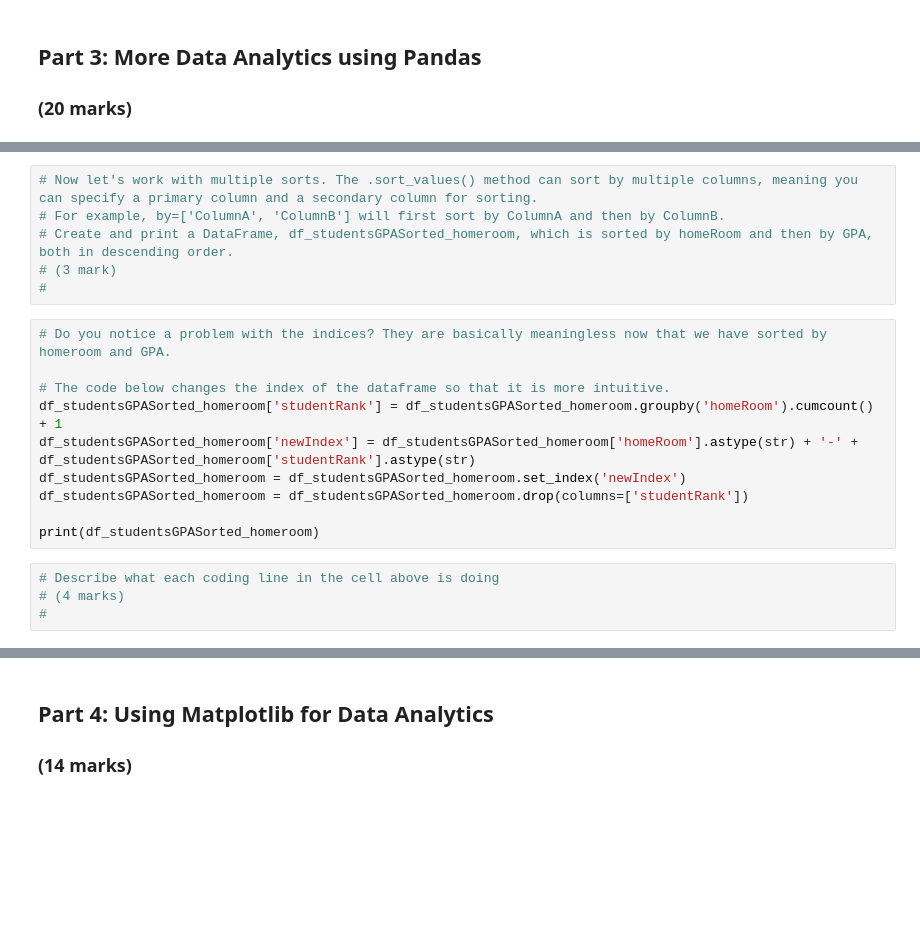
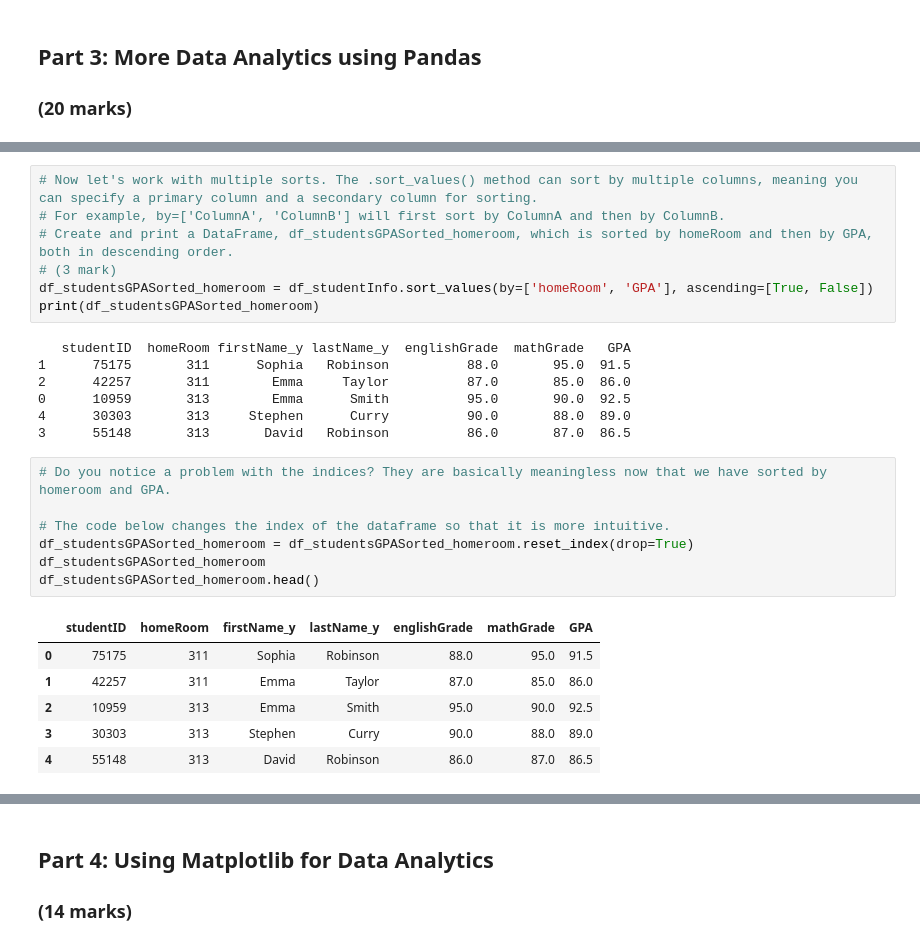
Before and after one commit to fabihafaizaislam/engg680_2024_fall, a Jupyter notebook: Assignment1.ipynb, the cells around one changed output, grey strips where cells are left out. Cells and saved outputs as stored; diff of their text form; blank space fills up the shorter version.

```diff
--- a/Assignment1.ipynb
+++ b/Assignment1.ipynb
@@ -177,18 +288,26 @@ df_grouped = df_studentInfo.groupby('homeRoom')['GPA'].mean()
 # For example, by=['ColumnA', 'ColumnB'] will first sort by ColumnA and then by ColumnB.
 # Create and print a DataFrame, df_studentsGPASorted_homeroom, which is sorted by homeRoom and then by GPA, both in descending order.
 # (3 mark)
-#
+df_studentsGPASorted_homeroom = df_studentInfo.sort_values(by=['homeRoom', 'GPA'], ascending=[True, False])
+print(df_studentsGPASorted_homeroom)
+# %% [output]
+   studentID  homeRoom firstName_y lastName_y  englishGrade  mathGrade   GPA
+1      75175       311      Sophia   Robinson          88.0       95.0  91.5
+2      42257       311        Emma     Taylor          87.0       85.0  86.0
+0      10959       313        Emma      Smith          95.0       90.0  92.5
+4      30303       313     Stephen      Curry          90.0       88.0  89.0
+3      55148       313       David   Robinson          86.0       87.0  86.5
 # %%
 # Do you notice a problem with the indices? They are basically meaningless now that we have sorted by homeroom and GPA.
 
 # The code below changes the index of the dataframe so that it is more intuitive.
-df_studentsGPASorted_homeroom['studentRank'] = df_studentsGPASorted_homeroom.groupby('homeRoom').cumcount() + 1
-df_studentsGPASorted_homeroom['newIndex'] = df_studentsGPASorted_homeroom['homeRoom'].astype(str) + '-' + df_studentsGPASorted_homeroom['studentRank'].astype(str)
-df_studentsGPASorted_homeroom = df_studentsGPASorted_homeroom.set_index('newIndex')
-df_studentsGPASorted_homeroom = df_studentsGPASorted_homeroom.drop(columns=['studentRank'])
-
-print(df_studentsGPASorted_homeroom)
+df_studentsGPASorted_homeroom = df_studentsGPASorted_homeroom.reset_index(drop=True)
+df_studentsGPASorted_homeroom
+df_studentsGPASorted_homeroom.head()
+# %% [output]
+|  | studentID | homeRoom | firstName_y | lastName_y | englishGrade | mathGrade | GPA |
+| 0 | 75175 | 311 | Sophia | Robinson | 88.0 | 95.0 | 91.5 |
+| 1 | 42257 | 311 | Emma | Taylor | 87.0 | 85.0 | 86.0 |
+| 2 | 10959 | 313 | Emma | Smith | 95.0 | 90.0 | 92.5 |
+| 3 | 30303 | 313 | Stephen | Curry | 90.0 | 88.0 | 89.0 |
+| 4 | 55148 | 313 | David | Robinson | 86.0 | 87.0 | 86.5 |
-# %%
-# Describe what each coding line in the cell above is doing
-# (4 marks)
-#
```
Also changed, not shown: parts of 32 cells of this notebook.
